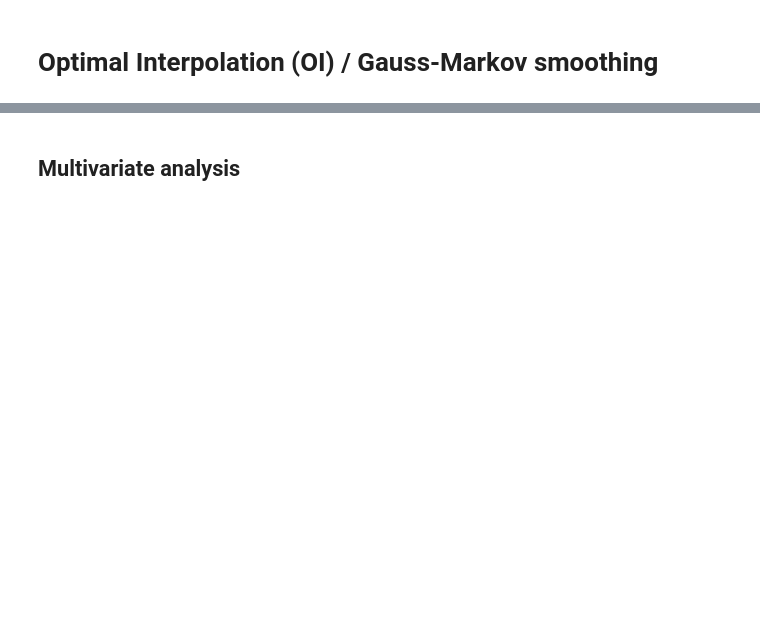
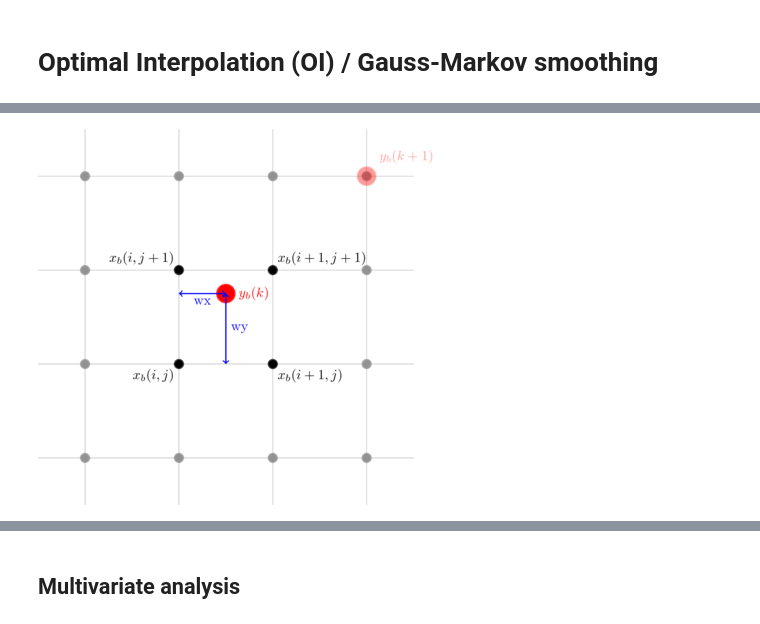
Before and after one commit to janjaapmeijer/phd-public, a Jupyter notebook: notebooks/optimal_interpolation.ipynb, the cells around one changed output, grey strips where cells are left out. Cells and saved outputs as stored; diff of their text form; code cells hidden in the pictures; blank space fills up the shorter version.

```diff
--- a/notebooks/optimal_interpolation.ipynb
+++ b/notebooks/optimal_interpolation.ipynb
@@ -66,0 +190,34 @@ $$ \vec{H} $$
+# %%
+%%tikz -s 400,400 -sc 1.2 -f png
+\draw [style=help lines, step=2]				(-1,-1)	grid		(+7,+7);
+
+\draw [black] (  2,  2) node[anchor=north east] {$x_b(i  ,j  )$};
+\draw [black] (  4,  2) node[anchor=north west] {$x_b(i+1,j  )$};
+\draw [black] (  4,  4) node[anchor=south west] {$x_b(i+1,j+1)$};
+\draw [black] (  2,  4) node[anchor=south east] {$x_b(i  ,j+1)$};
+\draw [red] (  3,  3.5) node[right=0.2cm] {$y_b(k)$};
+\draw [red, opacity=0.4] (  6,  6) node[above right=0.2cm] {$y_b(k+1)$};
+
+\filldraw [color=gray]	(0,0) circle (.1);
+\filldraw [color=gray]	(0,2) circle (.1);
+\filldraw [color=gray]	(0,4) circle (.1);
+\filldraw [color=gray]	(0,6) circle (.1);
+\filldraw [color=gray]	(2,0) circle (.1);
+\filldraw [color=black]	(2,2) circle (.1);
+\filldraw [color=red]	(3,3.5) circle (.2);
+\filldraw [color=black]	(2,4) circle (.1);
+\filldraw [color=gray]	(2,6) circle (.1);
+\filldraw [color=gray]	(4,0) circle (.1);
+\filldraw [color=black]	(4,2) circle (.1);
+\filldraw [color=black]	(4,4) circle (.1);
+\filldraw [color=gray]	(4,6) circle (.1);
+\filldraw [color=gray]	(6,0) circle (.1);
+\filldraw [color=gray]	(6,2) circle (.1);
+\filldraw [color=gray]	(6,4) circle (.1);
+\filldraw [color=gray]	(6,6) circle (.1);
+\filldraw [color=red, opacity=0.4]	(6,6) circle (.2);
+
+\draw[blue, thick, <->] (2,3.5) -- (3,3.5) node[midway, below] {wx};
+\draw[blue, thick, <->] (3,2) -- (3,3.5) node[midway, right] {wy};
+# %% [output]
+[figure, added]
```
Also changed, not shown: parts of 8 cells of this notebook.
